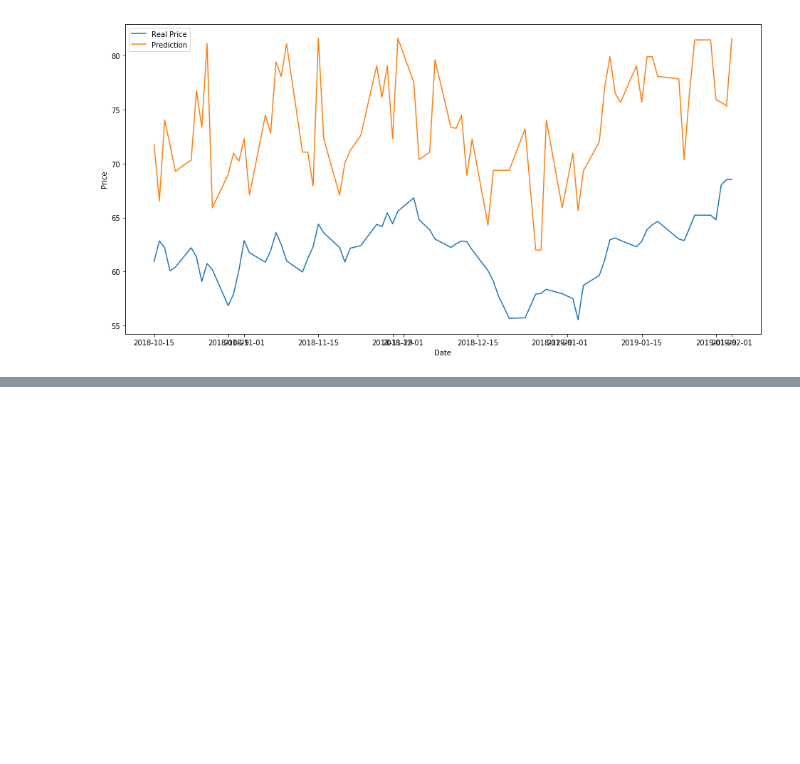
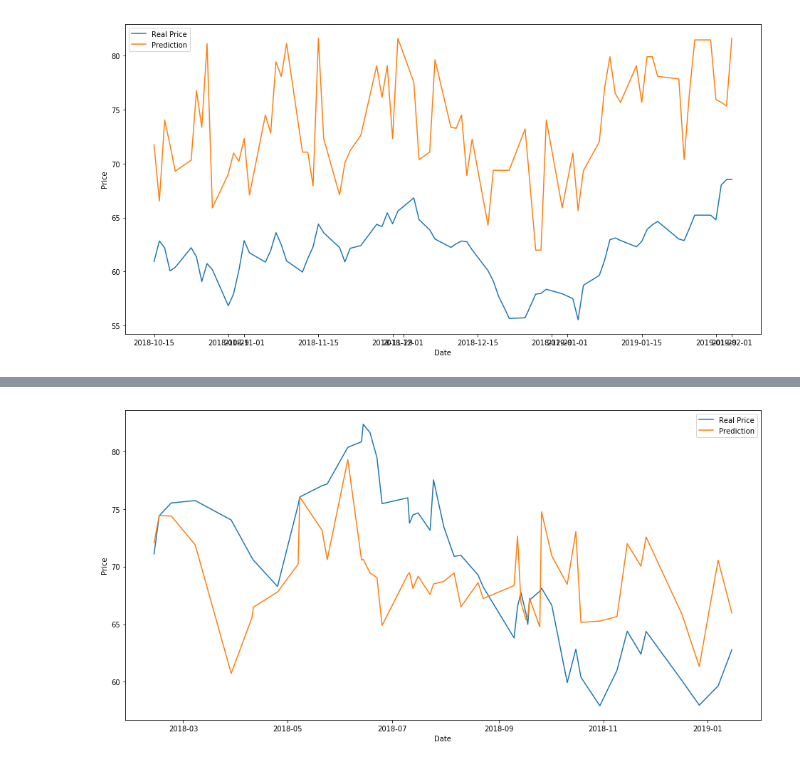
Before and after one commit to kairosart/factors, a Jupyter notebook: decision_tree_regression.ipynb, the cells around one changed output, grey strips where cells are left out. Cells and saved outputs as stored; diff of their text form; code cells hidden in the pictures; blank space fills up the shorter version.

```diff
--- a/decision_tree_regression.ipynb
+++ b/decision_tree_regression.ipynb
@@ -278,0 +315,14 @@ plt.show()
+# %%
+predictions = pd.DataFrame({'Price': y_test, 'Price prediction': y_pred})
+
+# Order dataframe
+predictions.sort_index(inplace=True)
+# %%
+plt.figure(figsize=(16,8))
+plt.plot(predictions)
+plt.xlabel('Date')
+plt.ylabel("Price")
+plt.legend(["Real Price", "Prediction"])
+plt.show()
+# %% [output]
+[figure, added]
```
Also changed, not shown: parts of 15 cells of this notebook.
